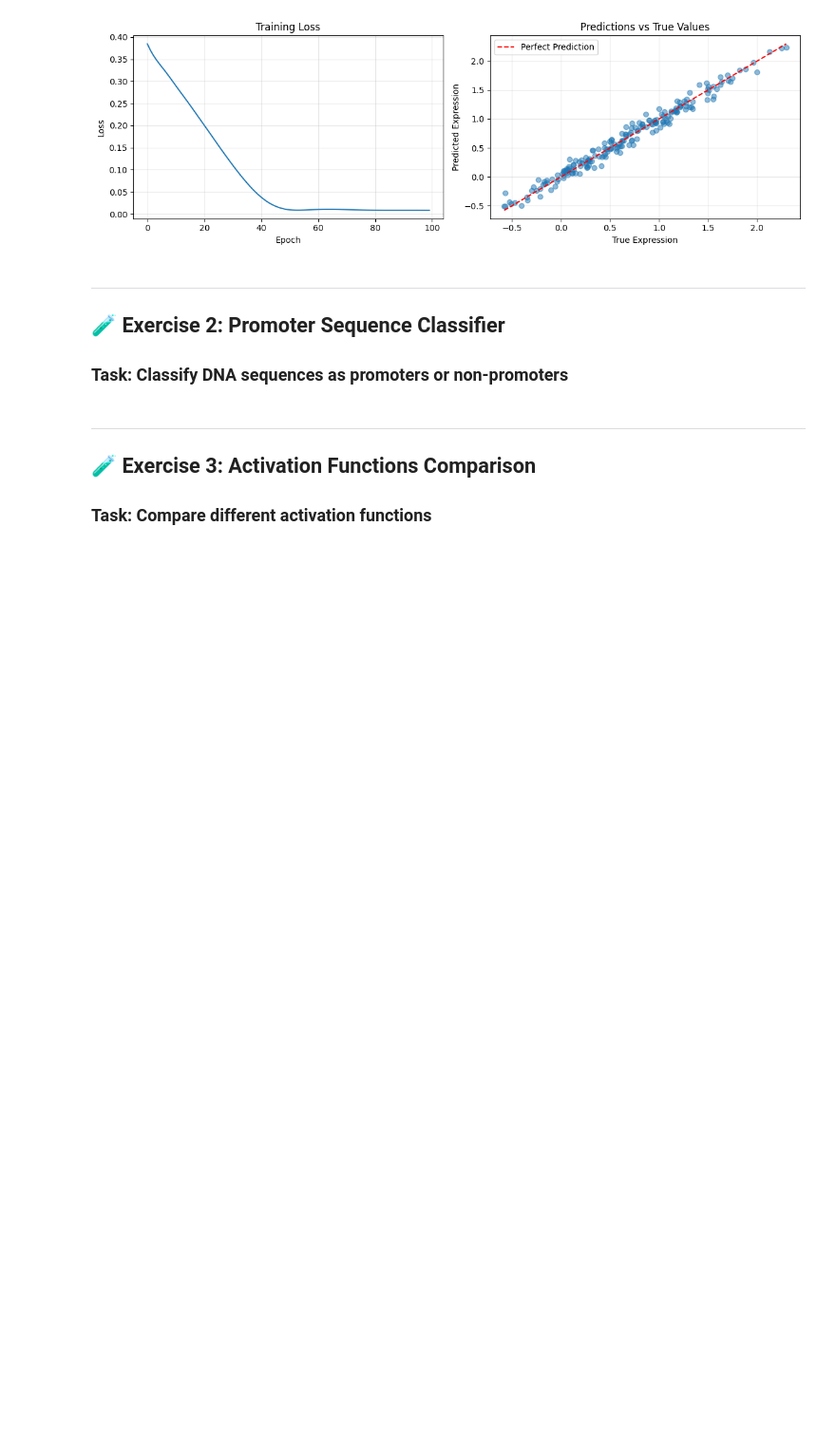
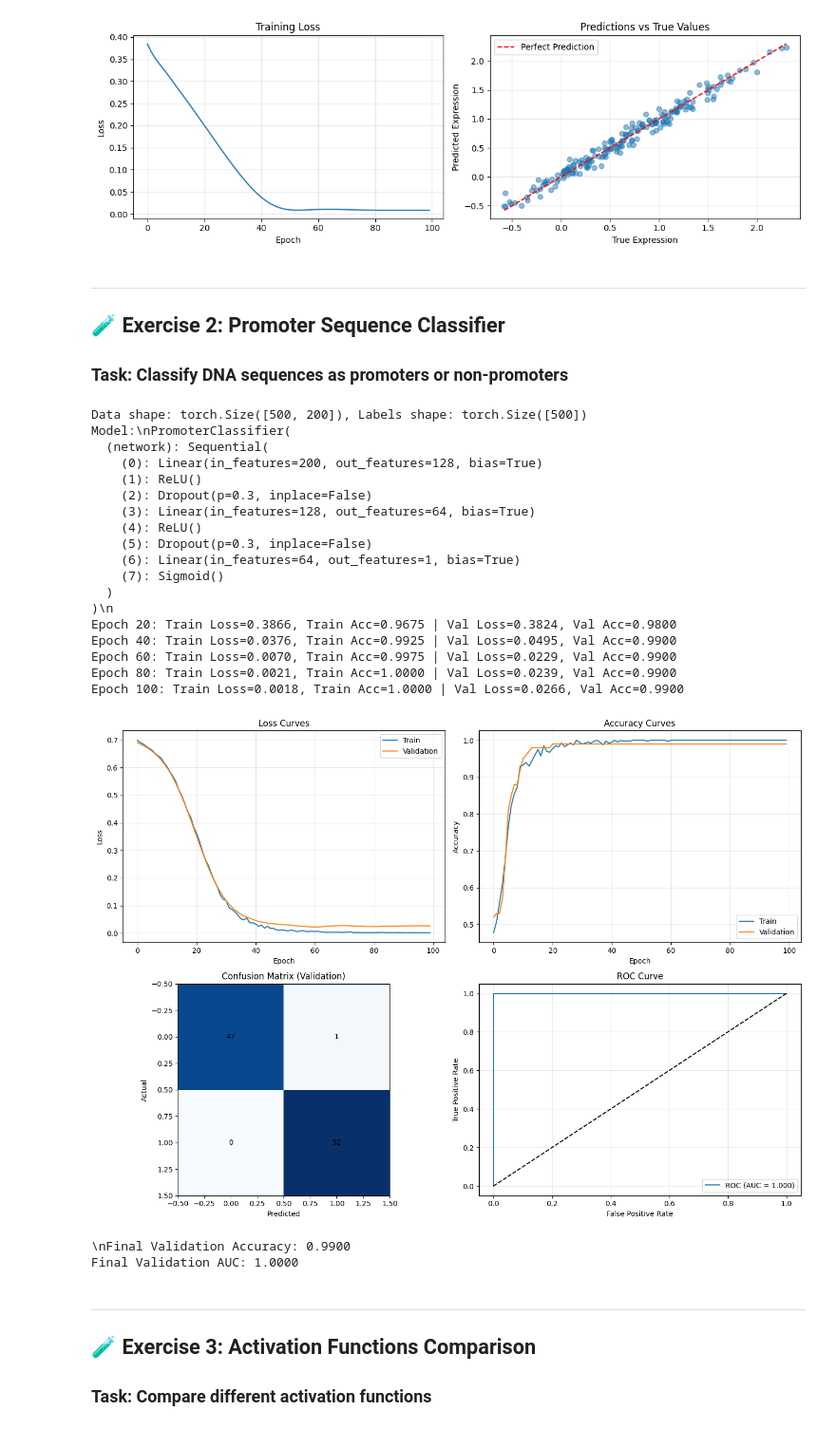
Before and after one commit to MohamedRefaat92/Deep-learning-practice-claude, a Jupyter notebook: Genomics/session-3/session_03_neural_networks_COMPLETE.ipynb, the cells around one changed output. Shown: that part at 95% size. Cells and saved outputs as stored; diff of their text form; code cells hidden in the pictures; blank space fills up the shorter version.

```diff
--- a/Genomics/session-3/session_03_neural_networks_COMPLETE.ipynb
+++ b/Genomics/session-3/session_03_neural_networks_COMPLETE.ipynb
@@ -211,7 +269,7 @@ Epoch 100: Loss = 0.0084
 ### Task: Classify DNA sequences as promoters or non-promoters
 # %%
 def encode_sequence(seq):
-    \"\"\"One-hot encode DNA sequence.\"\"\"
+    """One-hot encode DNA sequence."""
     mapping = {'A': [1,0,0,0], 'C': [0,1,0,0],
                'G': [0,0,1,0], 'T': [0,0,0,1]}
     encoded = [mapping.get(base, [0,0,0,0]) for base in seq.upper()]
@@ -349,33 +407,55 @@ with torch.no_grad():
 from sklearn.metrics import confusion_matrix
 cm = confusion_matrix(y_val, y_pred)
 ax3.imshow(cm, cmap='Blues')
 ax3.set_title('Confusion Matrix (Validation)')
 ax3.set_xlabel('Predicted')
 ax3.set_ylabel('Actual')
 for i in range(2):
     for j in range(2):
         ax3.text(j, i, cm[i,j], ha='center', va='center')
 
 # ROC curve
 from sklearn.metrics import roc_curve, auc
 with torch.no_grad():
     y_scores = model(X_val).numpy()
 
 fpr, tpr, _ = roc_curve(y_val, y_scores)
 roc_auc = auc(fpr, tpr)
 ax4.plot(fpr, tpr, label=f'ROC (AUC = {roc_auc:.3f})')
 ax4.plot([0, 1], [0, 1], 'k--')
 ax4.set_xlabel('False Positive Rate')
 ax4.set_ylabel('True Positive Rate')
 ax4.set_title('ROC Curve')
 ax4.legend()
 ax4.grid(True, alpha=0.3)
 
 plt.tight_layout()
 plt.show()
 
 print(f"\\nFinal Validation Accuracy: {val_accs[-1]:.4f}")
 print(f"Final Validation AUC: {roc_auc:.4f}")
+# %% [output]
+Data shape: torch.Size([500, 200]), Labels shape: torch.Size([500])
+Model:\nPromoterClassifier(
+  (network): Sequential(
+    (0): Linear(in_features=200, out_features=128, bias=True)
+    (1): ReLU()
+    (2): Dropout(p=0.3, inplace=False)
+    (3): Linear(in_features=128, out_features=64, bias=True)
+    (4): ReLU()
+    (5): Dropout(p=0.3, inplace=False)
+    (6): Linear(in_features=64, out_features=1, bias=True)
+    (7): Sigmoid()
+  )
+)\n
+Epoch 20: Train Loss=0.3866, Train Acc=0.9675 | Val Loss=0.3824, Val Acc=0.9800
+Epoch 40: Train Loss=0.0376, Train Acc=0.9925 | Val Loss=0.0495, Val Acc=0.9900
+Epoch 60: Train Loss=0.0070, Train Acc=0.9975 | Val Loss=0.0229, Val Acc=0.9900
+Epoch 80: Train Loss=0.0021, Train Acc=1.0000 | Val Loss=0.0239, Val Acc=0.9900
+Epoch 100: Train Loss=0.0018, Train Acc=1.0000 | Val Loss=0.0266, Val Acc=0.9900
+[figure, added]
+\nFinal Validation Accuracy: 0.9900
+Final Validation AUC: 1.0000
 # %% [markdown]
 ---
 
```
Also changed, not shown: parts of 3 cells of this notebook.
